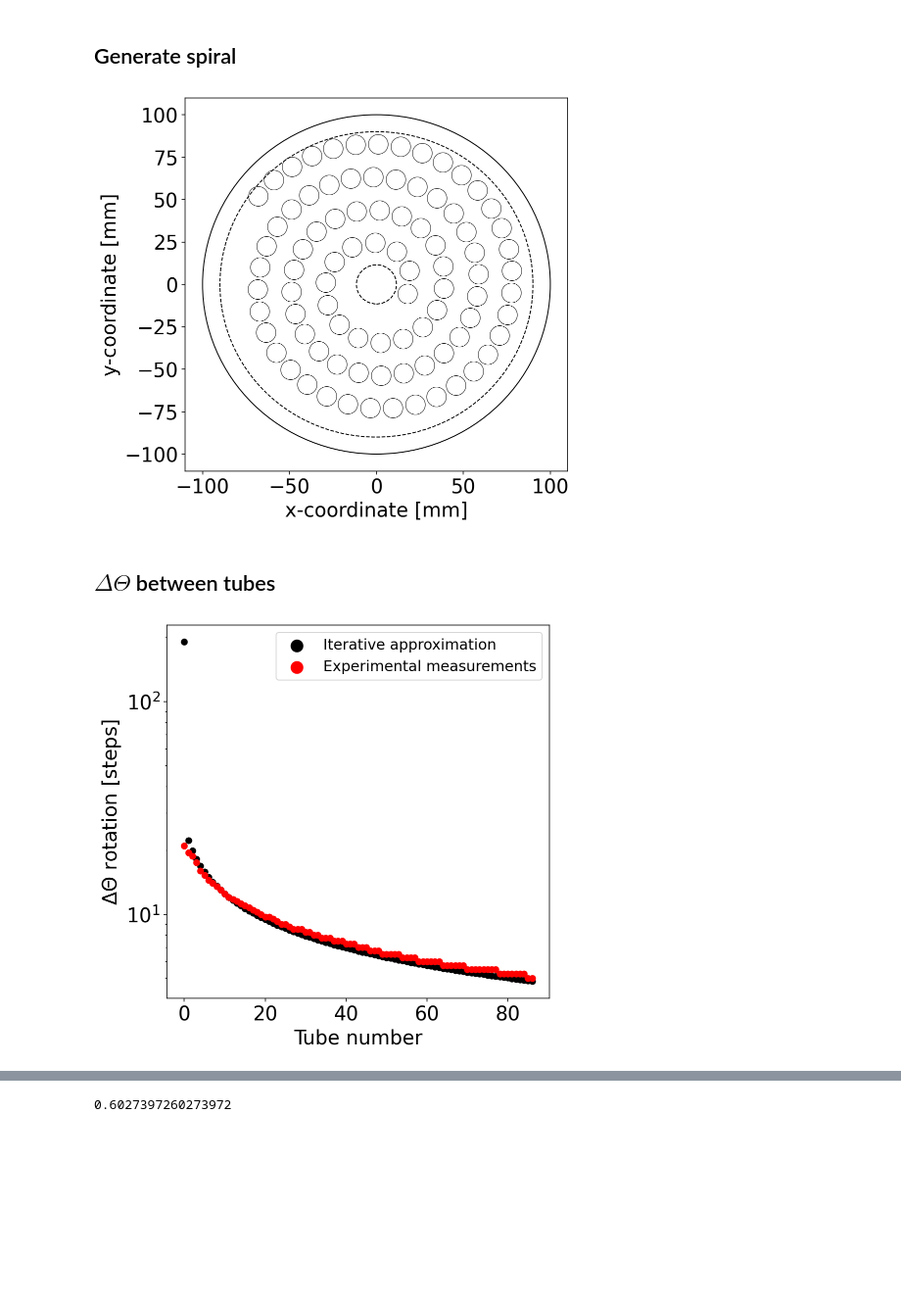
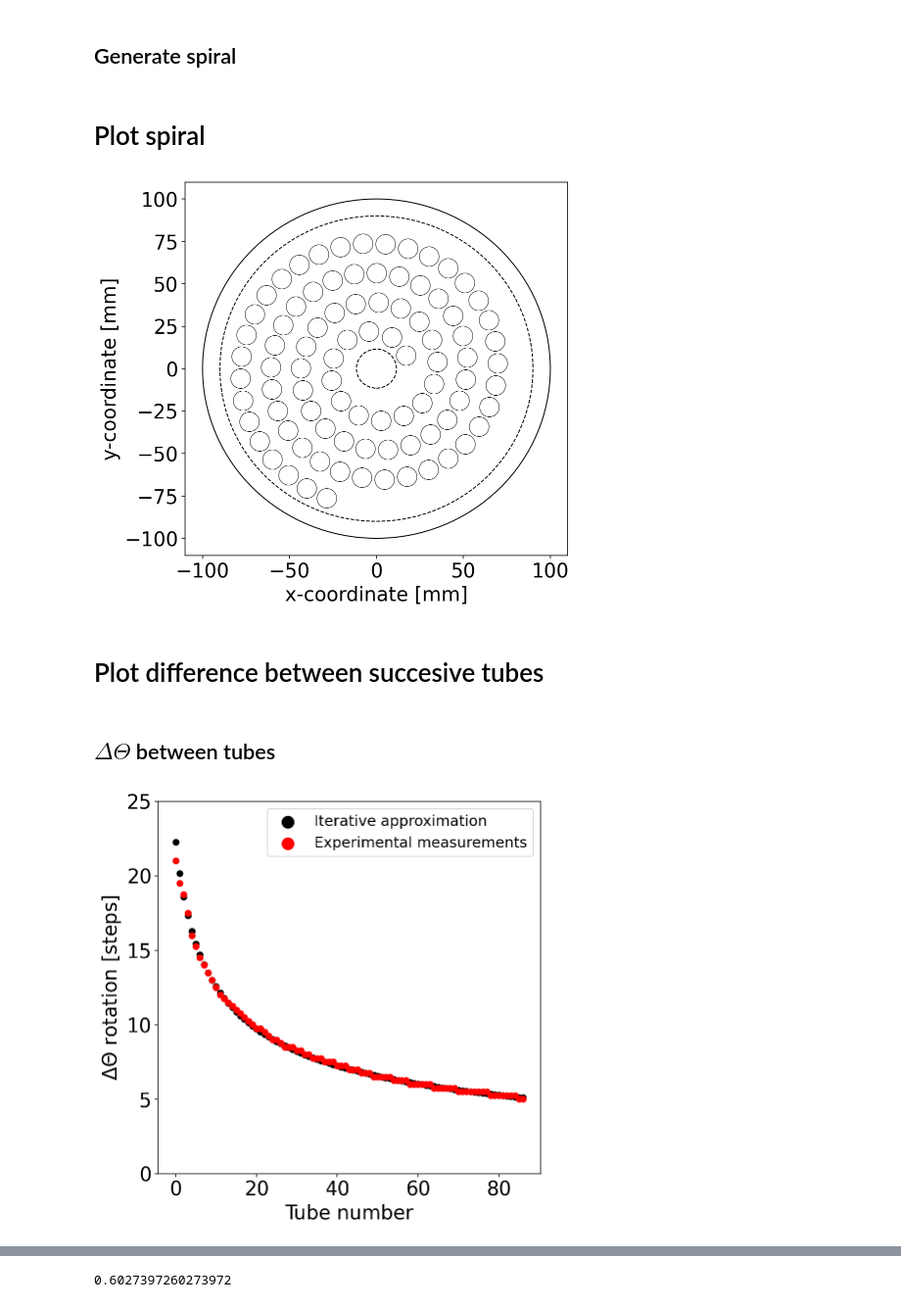
Before and after one commit to pachterlab/colosseum, a Jupyter notebook: analysis/archimedian_spiral.ipynb, the cells around one changed output, grey strips where cells are left out. Shown: that part at 98% size. Drawn from its saved outputs; the diff is of its cells as text; code cells hidden in the pictures; blank space fills up the shorter version.

```diff
--- a/analysis/archimedian_spiral.ipynb
+++ b/analysis/archimedian_spiral.ipynb
@@ -62,17 +62,30 @@ n_tubes = 88
 arc = 13.0
 
 # distance between succesive windings of the spiral
-separation = 19.5
+separation = 17.39
 
 # initial distance from the center of the tube bed
 init_d = 18.595
+
+# radius of the tube bed
+r = 100
+
+# radius of effective area for tubes to be placed
+r_eff = r-10
+
+# radius of the set screw for the center shaft
+r_empty = 23/2.
+
+# radius of the tube hole
+r_tube = 11/2.
 # %% [markdown]
 ## Generate spiral
 # %%
 data = np.zeros((n_tubes,2))
 phi = np.zeros(n_tubes)
-for idx, (x,y,p) in enumerate(spiral_points(init_d = init_d, arc=arc, separation=separation)):
-    if idx==n_tubes:
-        break
+for idx, (x,y,p) in enumerate(spiral_points(init_d = init_d, arc=arc, separation=separation), -1):
+  if idx==n_tubes:
+      break
+  if idx>=0:
     data[idx] = [x,y]
     phi[idx] = p
@@ -91,8 +92,10 @@ r_tube = 11/2.
+# %% [markdown]
+# Plot spiral
 # %%
 fig, ax = plt.subplots(figsize=(7, 7))
 
-x = data[:,0][1:]
-y = data[:,1][1:]
+x = data[:,0]
+y = data[:,1]
 
 # plot tubes
 ax.plot(x, y, 'o', ms=20, markerfacecolor="None",markeredgecolor='black', markeredgewidth=0.5)
@@ -107,11 +110,13 @@ ax.set(**{
     "ylabel":"y-coordinate [mm]"
     })
 
-# fig.savefig("spiral.png", dpi=300, bbox_inches ='tight')
+fig.savefig("spiral.png", dpi=300, bbox_inches ='tight')
 
 fig.show()
 # %% [output]
-[figure, old version]
+[figure, new version]
+# %% [markdown]
+# Plot difference between succesive tubes
 # %%
 rad = []
 for n, (x, y) in enumerate(data):
@@ -147,25 +155,25 @@ measured = measured/4 # since these are quarter steps
 # %%
 fig, ax = plt.subplots(figsize=(7,7))
 
 x = np.arange(len(diff_stp))
 y = diff_stp
 
 ax.scatter(x, y, color="black", zorder=10, label='Iterative approximation')
 ax.scatter(x, measured, color='r', zorder=10, label="Experimental measurements")
 
 ax.set(**{
     "xlabel": "Tube number",
     "ylabel":"$\Delta \Theta$ rotation [steps]",
-    'yscale': 'log'
+    'ylim': (0, 25)
     })
 
 ax.legend(fontsize=15,markerscale=2)
 
 fig.savefig("delta_theta.png", dpi=300, bbox_inches ='tight')
 
 fig.show()
 # %% [output]
-[figure, old version]
+[figure, new version]
 # %%
 fig, ax = plt.subplots(figsize=(7,7))
 
```
Also changed, not shown: parts of 7 cells of this notebook.
